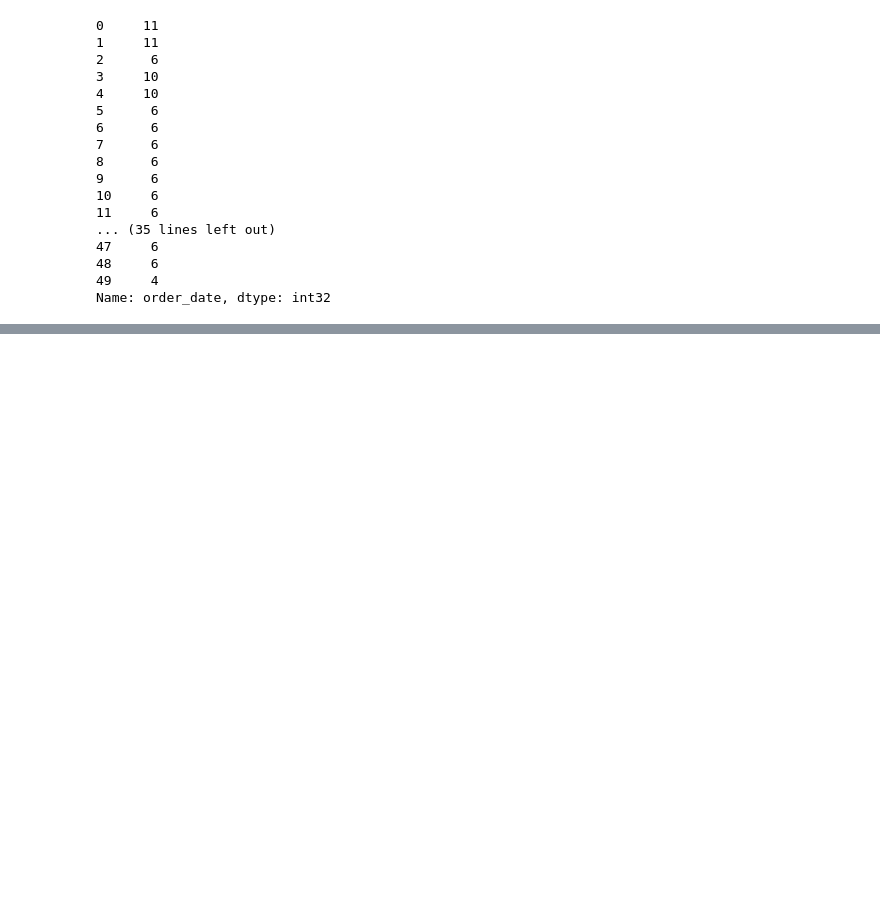
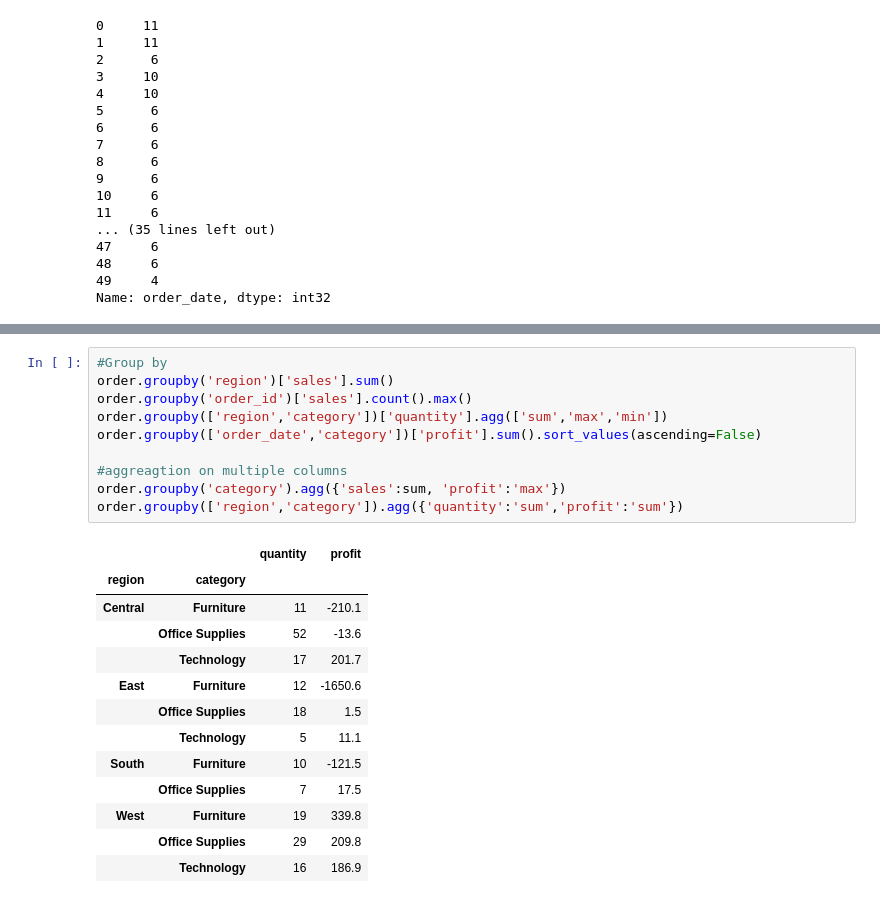
Before and after one commit to mohdayan3060-web/Fundamentals_of-_DE, a Jupyter notebook: Pandas/Demo02.ipynb, the cells around one changed output, grey strips where cells are left out. Saved outputs shown, nothing was run; the diff lists cells and outputs as text; blank space fills up the shorter version.

```diff
--- a/Pandas/Demo02.ipynb
+++ b/Pandas/Demo02.ipynb
@@ -327,0 +343,24 @@ order.sample(5)
+# %%
+#Group by
+order.groupby('region')['sales'].sum()
+order.groupby('order_id')['sales'].count().max()
+order.groupby(['region','category'])['quantity'].agg(['sum','max','min'])
+order.groupby(['order_date','category'])['profit'].sum().sort_values(ascending=False)
+
+#aggreagtion on multiple columns
+order.groupby('category').agg({'sales':sum, 'profit':'max'})
+order.groupby(['region','category']).agg({'quantity':'sum','profit':'sum'})
+# %% [output]
+|  |  | quantity | profit |
+| region | category |  |  |
+| Central | Furniture | 11 | -210.1 |
+|  | Office Supplies | 52 | -13.6 |
+|  | Technology | 17 | 201.7 |
+| East | Furniture | 12 | -1650.6 |
+|  | Office Supplies | 18 | 1.5 |
+|  | Technology | 5 | 11.1 |
+| South | Furniture | 10 | -121.5 |
+|  | Office Supplies | 7 | 17.5 |
+| West | Furniture | 19 | 339.8 |
+|  | Office Supplies | 29 | 209.8 |
+|  | Technology | 16 | 186.9 |
```
Also changed, not shown: parts of 12 cells of this notebook, 1 other file.
